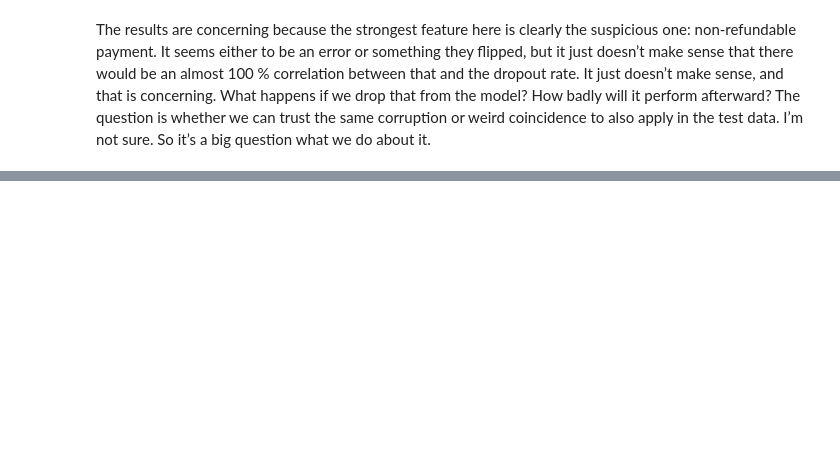
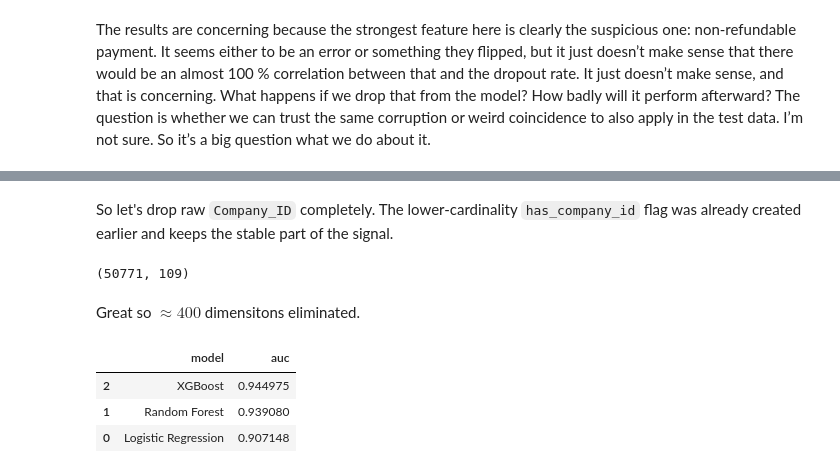
Before and after one commit to manemajef/ml-proj, a Jupyter notebook: notebook.ipynb, the cells around one changed output, grey strips where cells are left out. Drawn from its saved outputs; the diff is of its cells as text; code cells hidden in the pictures; blank space fills up the shorter version.

```diff
--- a/notebook.ipynb
+++ b/notebook.ipynb
@@ -1304,0 +1434,57 @@ The results are concerning because the strongest feature here is clearly the sus
+# %% [markdown]
+So let's drop raw `Company_ID` completely. The lower-cardinality
+`has_company_id` flag was already created earlier and keeps the stable part of
+the signal.
+# %%
+COUNTRY_ALIASES = {"cn": "chn"}
+
+
+def apply_ide_reduction(df: DF, train_df: DF) -> DF:
+    df = df.copy()
+    train_df = train_df.copy()
+
+    df["Origin_Country"] = df["Origin_Country"].replace(COUNTRY_ALIASES)
+    train_df["Origin_Country"] = train_df["Origin_Country"].replace(COUNTRY_ALIASES)
+
+    countries_to_keep = keep_by_min_count(
+        train_df["Origin_Country"], COUNTRY_MIN_COUNT
+    ) | {"missing"}
+    agents_to_keep = keep_by_min_count(train_df["Agent_ID"], AGENT_MIN_COUNT) | {
+        "missing"
+    }
+
+    # collapse non-kept to "other"
+    df["Agent_ID"] = df["Agent_ID"].where(df["Agent_ID"].isin(agents_to_keep), "other")
+    df["Origin_Country"] = df["Origin_Country"].where(
+        df["Origin_Country"].isin(countries_to_keep), "other"
+    )
+
+    df = df.drop(columns=["Company_ID"], errors="ignore")
+    df = df.drop(columns=["Agent_ID_missing"], errors="ignore")
+
+    return df
+# %%
+initial_train = train_df.copy()
+train_df1 = train_df.copy()
+val_df1 = val_df.copy()
+
+train_reduced_df = apply_ide_reduction(train_df, initial_train)
+val_reduced_df = apply_ide_reduction(val_df, initial_train)
+
+X_train, y_train = split_xy(train_reduced_df, TARGET_NAME)
+X_val, y_val = split_xy(val_reduced_df, TARGET_NAME)
+
+X_train, X_val = encode_cats(X_train, X_val)
+train_df, val_df = train_reduced_df, val_reduced_df
+X_train.shape
+# %% [output]
+(50771, 109)
+# %% [markdown]
+Great so $\approx 400$ dimensitons eliminated.
+# %%
+benchmark_models(train_df, val_df)
+# %% [output]
+|  | model | auc |
+| 2 | XGBoost | 0.944975 |
+| 1 | Random Forest | 0.939080 |
+| 0 | Logistic Regression | 0.907148 |
```
Also changed, not shown: parts of 25 cells of this notebook, 31 other files.
